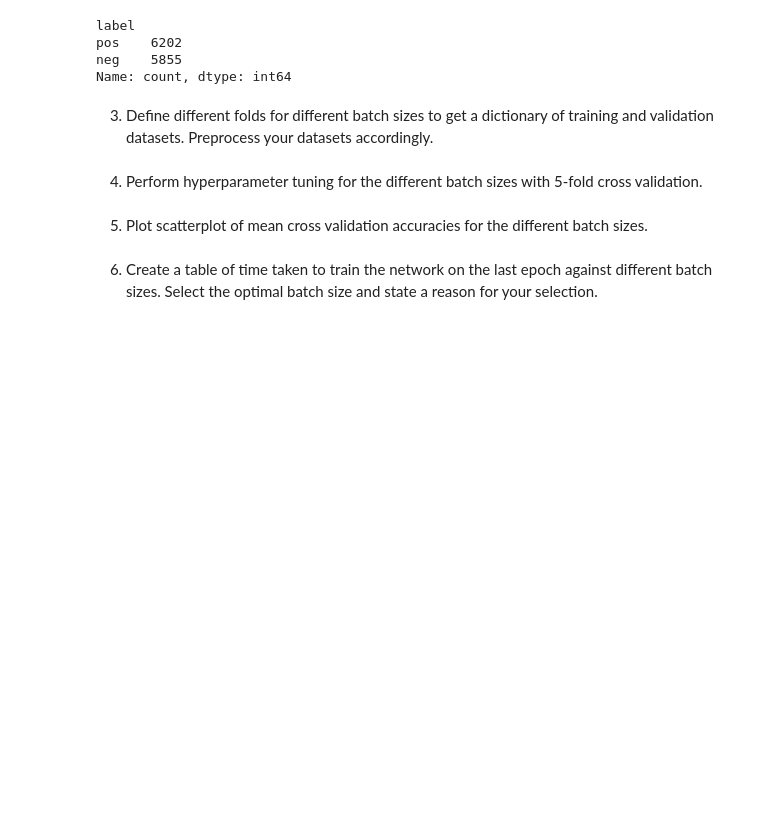
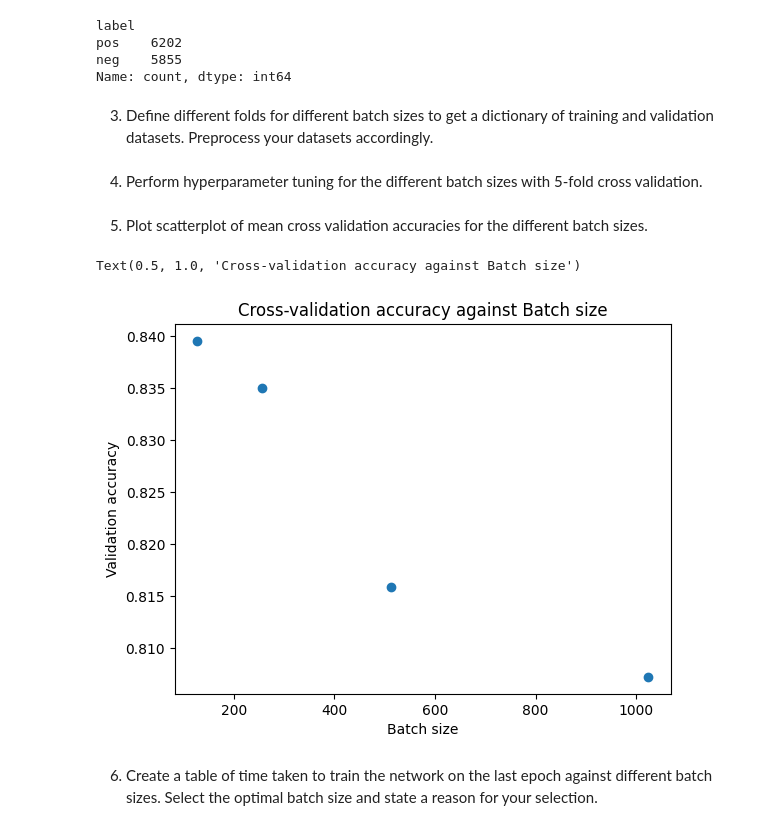
Before and after one commit to tohhongxiang123/CZ4042-Assignment, a Jupyter notebook: PartA_2.ipynb, the cells around one changed output. Drawn from its saved outputs; the diff is of its cells as text; code cells hidden in the pictures; blank space fills up the shorter version.

```diff
--- a/PartA_2.ipynb
+++ b/PartA_2.ipynb
@@ -53,18 +55,16 @@ from common_utils import split_dataset, preprocess_dataset
 random_seed = 0
 
 def preprocess(df):
-    # YOUR CODE HERE
     X_train, y_train, X_test, y_test = split_dataset(df, ['filename', 'label'], 0.3, random_seed)
-    X_train_scaled, X_test_scaled = preprocess_dataset(X_train, X_test)
 
-    return X_train_scaled, y_train, X_test_scaled, y_test
+    return X_train, y_train, X_test, y_test
 
 df = pd.read_csv('simplified.csv')
 df['label'] = df['filename'].str.split('_').str[-2]
 
 print(df['label'].value_counts())
 
-X_train_scaled, y_train, X_test_scaled, y_test = preprocess(df)
+X_train, y_train, X_test, y_test = preprocess(df)
 # %% [output]
 label
 pos    6202
@@ -73,7 +73,8 @@ Name: count, dtype: int64
 # %% [markdown]
 3. Define different folds for different batch sizes to get a dictionary of training and validation datasets. Preprocess your datasets accordingly.
 # %%
-def generate_cv_folds_for_batch_sizes(parameters, X_train, y_train):
+n_splits = 5
+def generate_cv_folds_for_batch_sizes(parameters, X, y):
     """
     returns:
     X_train_scaled_dict(dict) where X_train_scaled_dict[batch_size] is a list of the preprocessed training matrix for the different folds.
@@ -81,15 +82,29 @@ def generate_cv_folds_for_batch_sizes(parameters, X_train, y_train):
     y_train_dict(dict) where y_train_dict[batch_size] is a list of labels for the different folds
     y_val_dict(dict) where y_val_dict[batch_size] is a list of labels for the different folds
     """
-    # YOUR CODE HERE
-    X_train_scaled_dict = {}
-    X_val_scaled_dict = {}
-    y_train_dict = {}
-    y_val_dict = {}
+    X_train_scaled_dict = collections.defaultdict(list)
+    X_val_scaled_dict = collections.defaultdict(list)
+    y_train_dict = collections.defaultdict(list)
+    y_val_dict = collections.defaultdict(list)
+
+    kf = KFold(n_splits = n_splits, shuffle=True, random_state=random_seed)
+    for batch_size in parameters:
+        for train_indices, val_indices in kf.split(X):
+            X_train, X_val = X[train_indices], X[val_indices]
+            y_train, y_val = y[train_indices], y[val_indices]
+
+            scaler = preprocessing.StandardScaler()
+            X_train_scaled = scaler.fit_transform(X_train)
+            X_val_scaled = scaler.transform(X_val)
+
+            X_train_scaled_dict[batch_size].append(X_train_scaled)
+            X_val_scaled_dict[batch_size].append(X_val_scaled)
+            y_train_dict[batch_size].append(y_train)
+            y_val_dict[batch_size].append(y_val)
 
     return X_train_scaled_dict, X_val_scaled_dict, y_train_dict, y_val_dict
 
-batch_sizes = []
+batch_sizes = [128, 256, 512, 1024]
 X_train_scaled_dict, X_val_scaled_dict, y_train_dict, y_val_dict = generate_cv_folds_for_batch_sizes(batch_sizes, X_train.to_numpy(), y_train)
 # %% [markdown]
 4. Perform hyperparameter tuning for the different batch sizes with 5-fold cross validation.
@@ -103,6 +171,13 @@ cross_validation_accuracies, cross_validation_times = find_optimal_hyperparamete
 5. Plot scatterplot of mean cross validation accuracies for the different batch sizes.
 # %%
 # YOUR CODE HERE
+plt.scatter(cross_validation_accuracies.keys(), cross_validation_accuracies.values())
+plt.xlabel("Batch size")
+plt.ylabel("Validation accuracy")
+plt.title("Cross-validation accuracy against Batch size")
+# %% [output]
+Text(0.5, 1.0, 'Cross-validation accuracy against Batch size')
+[figure, added]
 # %% [markdown]
 6. Create a table of time taken to train the network on the last epoch against different batch sizes. Select the optimal batch size and state a reason for your selection.
 # %%
```
Also changed, not shown: parts of 6 cells of this notebook, 2 other files.
